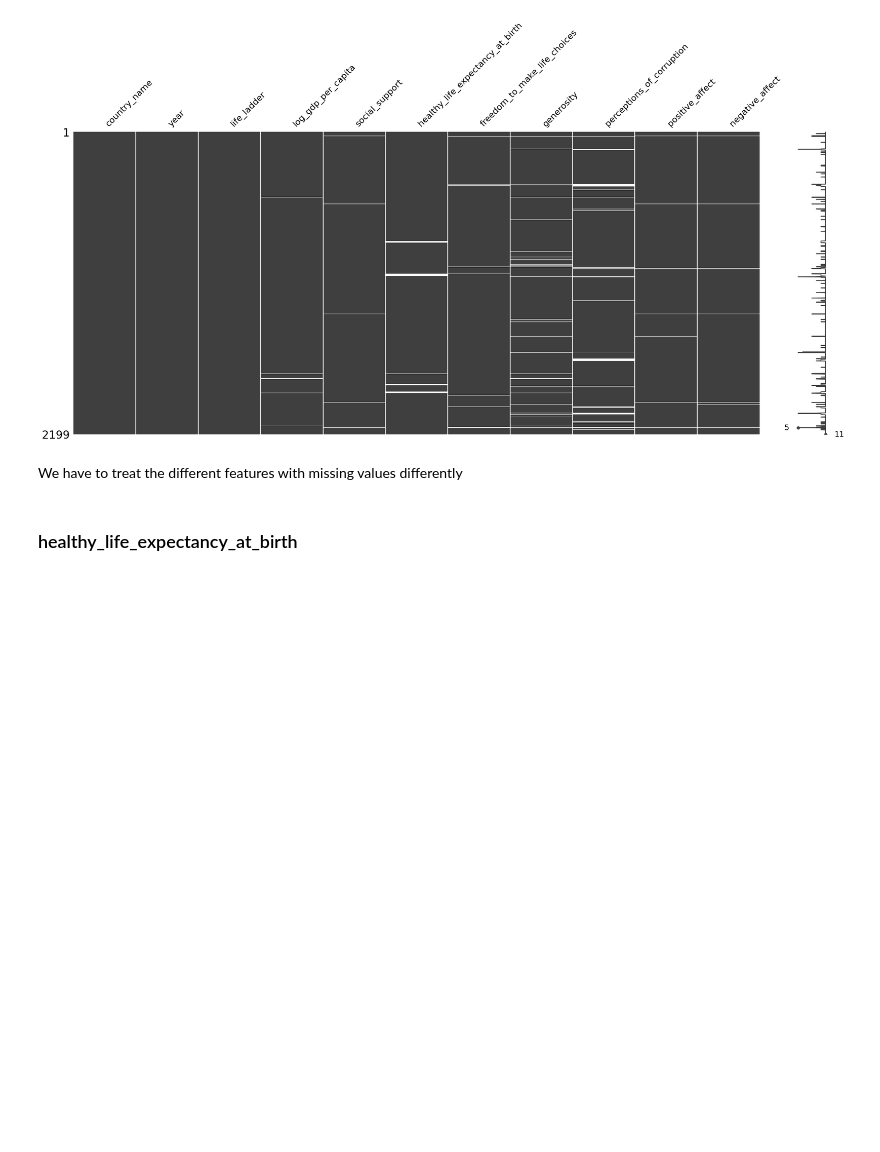
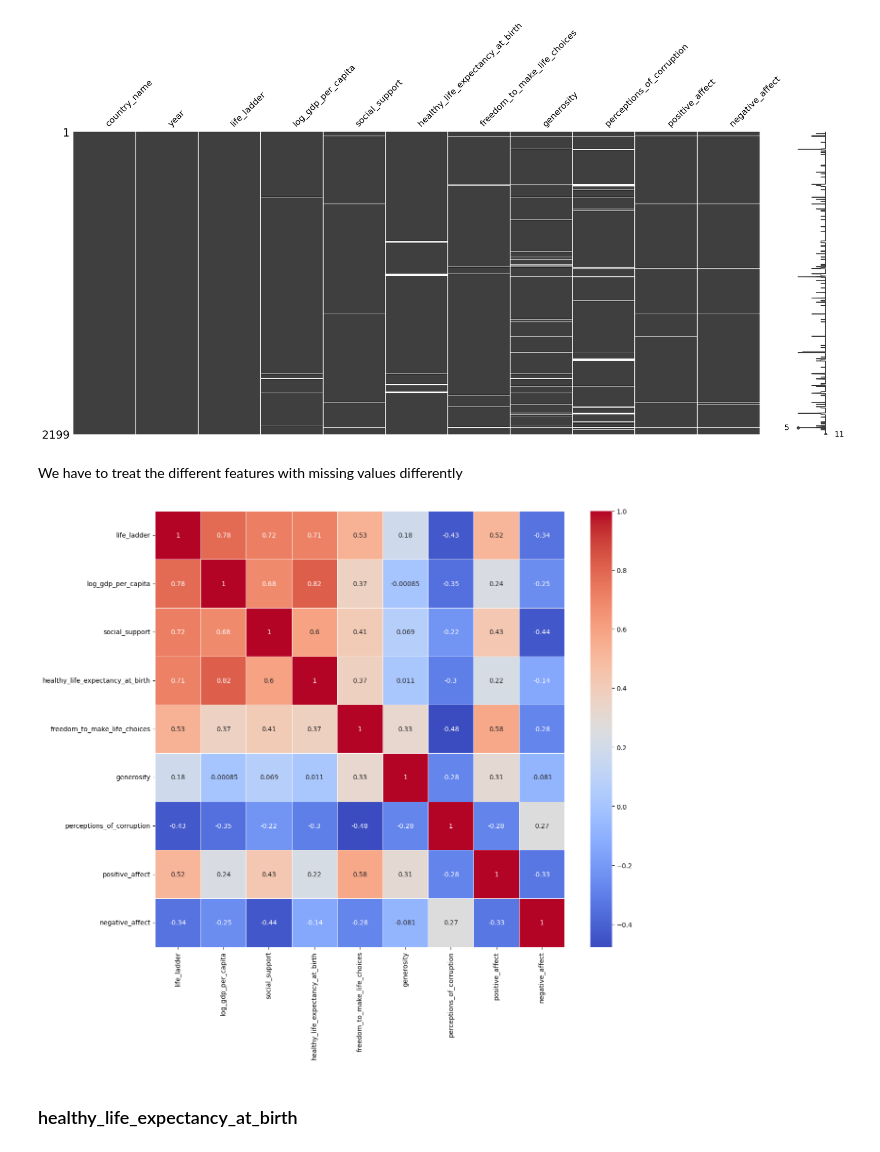
Before and after one commit to millnattily/Capstone_Happy_Almana, a Jupyter notebook: notebooks/data_cleaning_marita.ipynb, the cells around one changed output. Drawn from its saved outputs; the diff is of its cells as text; code cells hidden in the pictures; blank space fills up the shorter version.

```diff
--- a/notebooks/data_cleaning_marita.ipynb
+++ b/notebooks/data_cleaning_marita.ipynb
@@ -103,6 +108,16 @@ msno.matrix(happy_df)
 [figure]
 # %% [markdown]
 We have to treat the different features with missing values differently
+# %%
+corr_columns=['life_ladder', 'log_gdp_per_capita',
+       'social_support', 'healthy_life_expectancy_at_birth',
+       'freedom_to_make_life_choices', 'generosity',
+       'perceptions_of_corruption', 'positive_affect', 'negative_affect']
+corr_mtrx=happy_df[corr_columns].corr()
+plt.figure(figsize = (14,12))
+ax = sns.heatmap(corr_mtrx, linewidths=.5, annot=True, cmap='coolwarm')
+# %% [output]
+[figure, added]
 # %% [markdown]
 ### healthy_life_expectancy_at_birth
 # %% [markdown]
```
Also changed, not shown: parts of 13 cells of this notebook, 2 other files.
